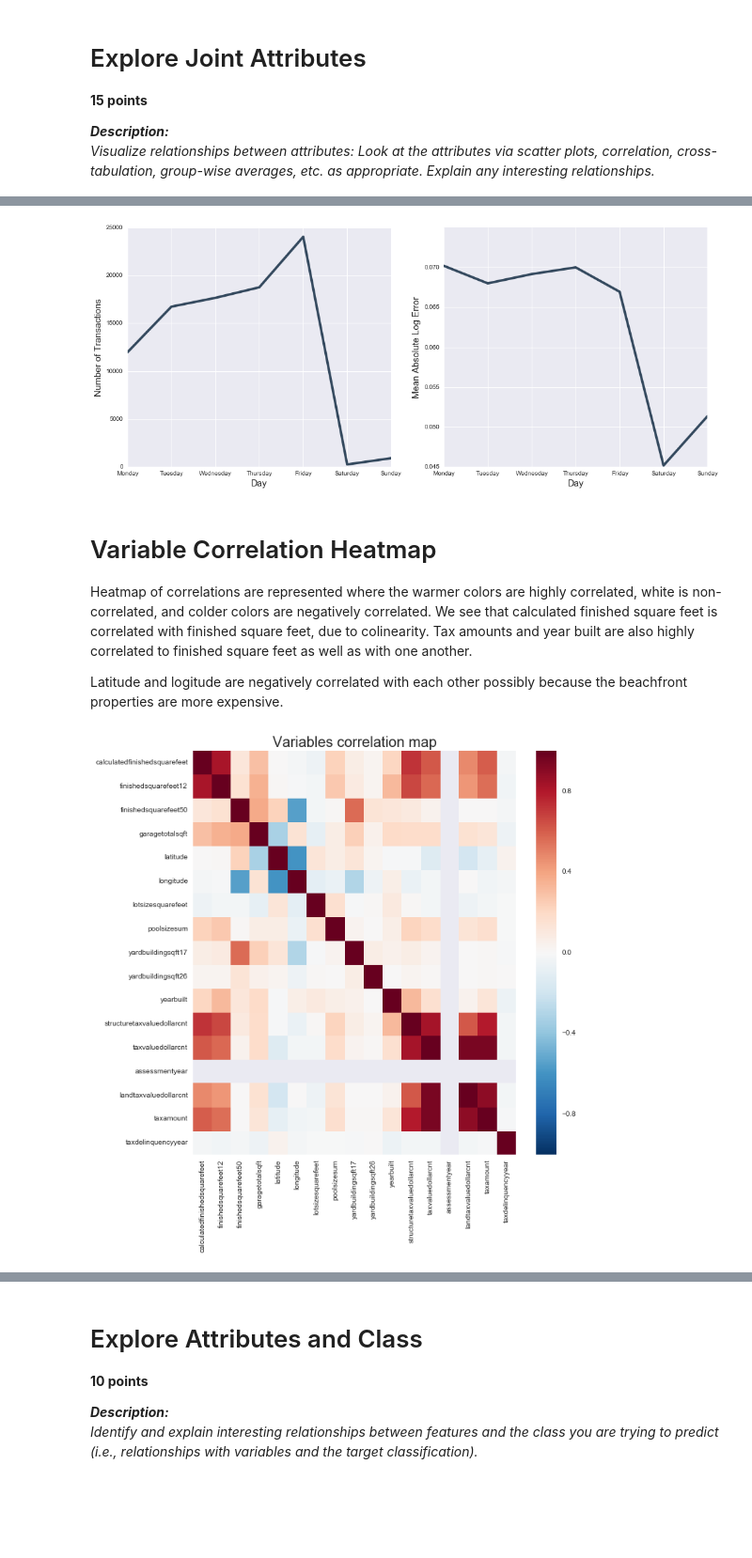
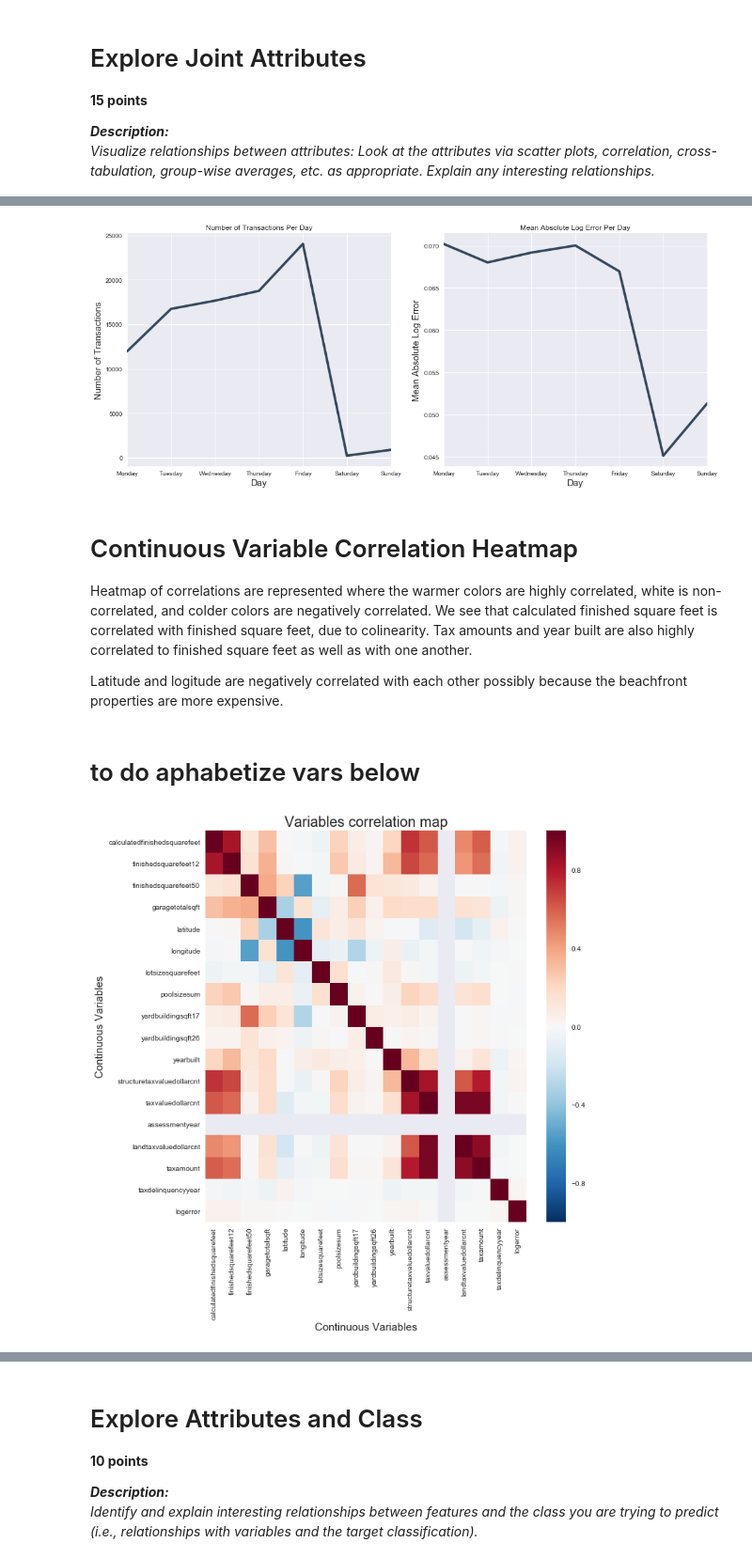
Before and after one commit to post2web/data_mining_group_project, a Jupyter notebook: notebooks/yao2.ipynb, the cells around one changed output, grey strips where cells are left out. Shown at 94% size. Saved outputs shown, nothing was run; the diff lists cells and outputs as text; code cells hidden in the pictures; blank space fills up the shorter version.

```diff
--- a/notebooks/yao2.ipynb
+++ b/notebooks/yao2.ipynb
@@ -765,6 +274,6 @@ With a low number of missing values, we decided to assign 0 to all missing value
 # %%
 print('Before', data['calculatedbathnbr'].unique())
-data['calculatedbathnbr'] = data['calculatedbathnbr'].fillna(0).astype(np.int32)
+data['calculatedbathnbr'] = data['calculatedbathnbr'].fillna(0).astype(np.float32)
 print('After', data['calculatedbathnbr'].unique())
 # %% [output]
 Before [  nan   2.    4.    3.    1.    2.5   3.5   5.    1.5   4.5   7.5   5.5
@@ -882,28 +923,26 @@ Describe the meaning and type of data (scale, values, etc.) for each attribute i
 </i>
 # %%
 from IPython.display import display, HTML
-
-# data type should be one of:
-#
 
 variables_description = [
 ['airconditioningtypeid', 'nominal', 'TBD', 'Type of cooling system present in the home (if any)']
 ,['architecturalstyletypeid', 'nominal', 'TBD', 'Architectural style of the home (i.e. ranch, colonial, split-level, etc…)']
+,['assessmentyear', 'interval', 'TBD', 'The year of the property tax assessment']
 ,['basementsqft', 'ratio', 'TBD', 'Finished living area below or partially below ground level']
 ,['bathroomcnt', 'ordinal', 'TBD', 'Number of bathrooms in home including fractional bathrooms']
 ,['bedroomcnt', 'ordinal', 'TBD', 'Number of bedrooms in home']
+,['buildingclasstypeid', 'nominal', 'TBD', 'The building framing type (steel frame, wood frame, concrete/brick)']
 ,['buildingqualitytypeid', 'ordinal', 'TBD', 'Overall assessment of condition of the building from best (lowest) to worst (highest)']
-,['buildingclasstypeid', 'nominal', 'TBD', 'The building framing type (steel frame, wood frame, concrete/brick)']
 ,['calculatedbathnbr', 'ordinal', 'TBD', 'Number of bathrooms in home including fractional bathroom']
+,['calculatedfinishedsquarefeet', 'ratio', 'TBD', 'Calculated total finished living area of the home']
+,['censustractandblock', 'nominal', 'TBD', 'Census tract and block ID combined - also contains blockgroup assignment by extension']
 ,['decktypeid', 'nominal', 'TBD', 'Type of deck (if any) present on parcel']
-,['threequarterbathnbr', 'ordinal', 'TBD', 'Number of 3/4 bathrooms in house (shower + sink + toilet)']
 ,['finishedfloor1squarefeet', 'ratio', 'TBD', 'Size of the finished living area on the first (entry) floor of the home']
-,['calculatedfinishedsquarefeet', 'ratio', 'TBD', 'Calculated total finished living area of the home']
-,['finishedsquarefeet6', 'ratio', 'TBD', 'Base unfinished and finished area']
 ,['finishedsquarefeet12', 'ratio', 'TBD', 'Finished living area']
 ,['finishedsquarefeet13', 'ratio', 'TBD', 'Perimeter living area']
 ,['finishedsquarefeet15', 'ratio', 'TBD', 'Total area']
 ,['finishedsquarefeet50', 'ratio', 'TBD', 'Size of the finished living area on the first (entry) floor of the home']
+,['finishedsquarefeet6', 'ratio', 'TBD', 'Base unfinished and finished area']
 ,['fips', 'nominal', 'TBD', 'Federal Information Processing Standard code - see https://en.wikipedia.org/wiki/FIPS_county_code for more details']
 ,['fireplacecnt', 'ordinal', 'TBD', 'Number of fireplaces in a home (if any)']
 ,['fireplaceflag', 'ordinal', 'TBD', 'Is a fireplace present in this home']
@@ -912,7 +951,9 @@ variables_description = [
 ,['garagetotalsqft', 'ratio', 'TBD', 'Total number of square feet of all garages on lot including an attached garage']
 ,['hashottuborspa', 'ordinal', 'TBD', 'Does the home have a hot tub or spa']
 ,['heatingorsystemtypeid', 'nominal', 'TBD', 'Type of home heating system']
+,['landtaxvaluedollarcnt', 'ratio', 'TBD', 'The assessed value of the land area of the parcel']
 ,['latitude', 'interval', 'TBD', 'Latitude of the middle of the parcel multiplied by 10e6']
+,['logerror', 'interval', 'TBD', 'Error or the Zillow model response variable']
 ,['longitude', 'interval', 'TBD', 'Longitude of the middle of the parcel multiplied by 10e6']
 ,['lotsizesquarefeet', 'ratio', 'TBD', 'Area of the lot in square feet']
 ,['numberofstories', 'ordinal', 'TBD', 'Number of stories or levels the home has']
@@ -926,25 +967,24 @@ variables_description = [
 ,['propertylandusetypeid', 'nominal', 'TBD', 'Type of land use the property is zoned for']
 ,['propertyzoningdesc', 'nominal', 'TBD', 'Description of the allowed land uses (zoning) for that property']
 ,['rawcensustractandblock', 'nominal', 'TBD', 'Census tract and block ID combined - also contains blockgroup assignment by extension']
-,['censustractandblock', 'nominal', 'TBD', 'Census tract and block ID combined - also contains blockgroup assignment by extension']
+,['regionidcity', 'nominal', 'TBD', 'City in which the property is located (if any)']
 ,['regionidcounty', 'nominal', 'TBD', 'County in which the property is located']
-,['regionidcity', 'nominal', 'TBD', 'City in which the property is located (if any)']
+,['regionidneighborhood', 'nominal', 'TBD', 'Neighborhood in which the property is located']
 ,['regionidzip', 'nominal', 'TBD', 'Zip code in which the property is located']
-,['regionidneighborhood', 'nominal', 'TBD', 'Neighborhood in which the property is located']
 ,['roomcnt', 'ordinal', 'TBD', 'Total number of rooms in the principal residence']
 ,['storytypeid', 'nominal', 'TBD', 'Type of floors in a multi-story house (i.e. basement and main level, split-level, attic, etc.). See tab for details.']
+,['structuretaxvaluedollarcnt', 'ratio', 'TBD', 'The assessed value of the built structure on the parcel']
+,['taxamount', 'ratio', 'TBD', 'The total property tax assessed for that assessment year']
+,['taxdelinquencyflag', 'nominal', 'TBD', 'Property taxes for this parcel are past due as of 2015']
+,['taxdelinquencyyear', 'interval', 'TBD', 'Year']
+,['taxvaluedollarcnt', 'ratio', 'TBD', 'The total tax assessed value of the parcel']
+,['threequarterbathnbr', 'ordinal', 'TBD', 'Number of 3/4 bathrooms in house (shower + sink + toilet)']
+,['transactiondate', 'nominal', 'TBD', 'Date of the transaction response variable']
 ,['typeconstructiontypeid', 'nominal', 'TBD', 'What type of construction material was used to construct the home']
 ,['unitcnt', 'ordinal', 'TBD', 'Number of units the structure is built into (i.e. 2 = duplex, 3 = triplex, etc...)']
 ,['yardbuildingsqft17', 'interval', 'TBD', 'Patio in yard']
 ,['yardbuildingsqft26', 'interval', 'TBD', 'Storage shed/building in yard']
 ,['yearbuilt', 'interval', 'TBD', 'The Year the principal residence was built']
-,['taxvaluedollarcnt', 'ratio', 'TBD', 'The total tax assessed value of the parcel']
-,['structuretaxvaluedollarcnt', 'ratio', 'TBD', 'The assessed value of the built structure on the parcel']
-,['landtaxvaluedollarcnt', 'ratio', 'TBD', 'The assessed value of the land area of the parcel']
-,['taxamount', 'ratio', 'TBD', 'The total property tax assessed for that assessment year']
-,['assessmentyear', 'interval', 'TBD', 'The year of the property tax assessment']
-,['taxdelinquencyflag', 'nominal', 'TBD', 'Property taxes for this parcel are past due as of 2015']
-,['taxdelinquencyyear', 'interval', 'TBD', 'Year']
 ]
 variables = pd.DataFrame(variables_description, columns=['name', 'type', 'scale','description'])
 variables = variables.set_index('name')
@@ -1272,33 +1313,39 @@ f, (ax0, ax1) = plt.subplots(nrows=1, ncols=2, figsize=[17, 7])
 to_plot = abs_logerror.groupby(weekday).count()
 to_plot.index = weekdays
 to_plot.plot(color="#34495e", linewidth=4, ax=ax0)
+ax0.set_title('Number of Transactions Per Day')
 ax0.set_ylabel('Number of Transactions', fontsize=15)
 ax0.set_xlabel('Day', fontsize=15)
 
 to_plot = abs_logerror.groupby(weekday).mean()
 to_plot.index = weekdays
 to_plot.plot(color="#34495e", linewidth=4, ax=ax1)
+ax1.set_title('Mean Absolute Log Error Per Day')
 ax1.set_ylabel('Mean Absolute Log Error', fontsize=15)
 ax1.set_xlabel('Day', fontsize=15);
 # %% [output]
-[figure, old version]
+[figure, new version]
 # %% [markdown]
-# Variable Correlation Heatmap
+# Continuous Variable Correlation Heatmap
 
 Heatmap of correlations are represented where the warmer colors are highly correlated, white is non-correlated, and colder colors are negatively correlated. We see that calculated finished square feet is correlated with finished square feet, due to colinearity. Tax amounts and year built are also highly correlated to finished square feet as well as with one another.
 
 Latitude and logitude are negatively correlated with each other possibly because the beachfront properties are more expensive.
+# %% [markdown]
+# to do aphabetize vars below
 # %%
 train_data = data[~data['logerror'].isnull()]
 
-continious_vars = variables[variables['type'].isin(['ratio', 'interval'])].index
-continious_vars = continious_vars[continious_vars.isin(data.columns)]
+continuous_vars = variables[variables['type'].isin(['ratio', 'interval'])].index
+continuous_vars = continuous_vars[continuous_vars.isin(data.columns)]
 
-corrs = train_data[continious_vars].corr()
+corrs = train_data[continuous_vars].corr()
 
 fig, ax = plt.subplots(figsize=(10, 10))
 sns.heatmap(corrs, ax=ax)
-plt.title("Variables correlation map", fontsize=20);
+plt.title("Variables correlation map", fontsize=20)
+plt.xlabel('Continuous Variables', fontsize=15)
+plt.ylabel('Continuous Variables', fontsize=15);
 # %% [output]
-[figure, old version]
+[figure, new version]
 # %% [markdown]
```
Also changed, not shown: parts of 258 cells of this notebook, 1 other file.
